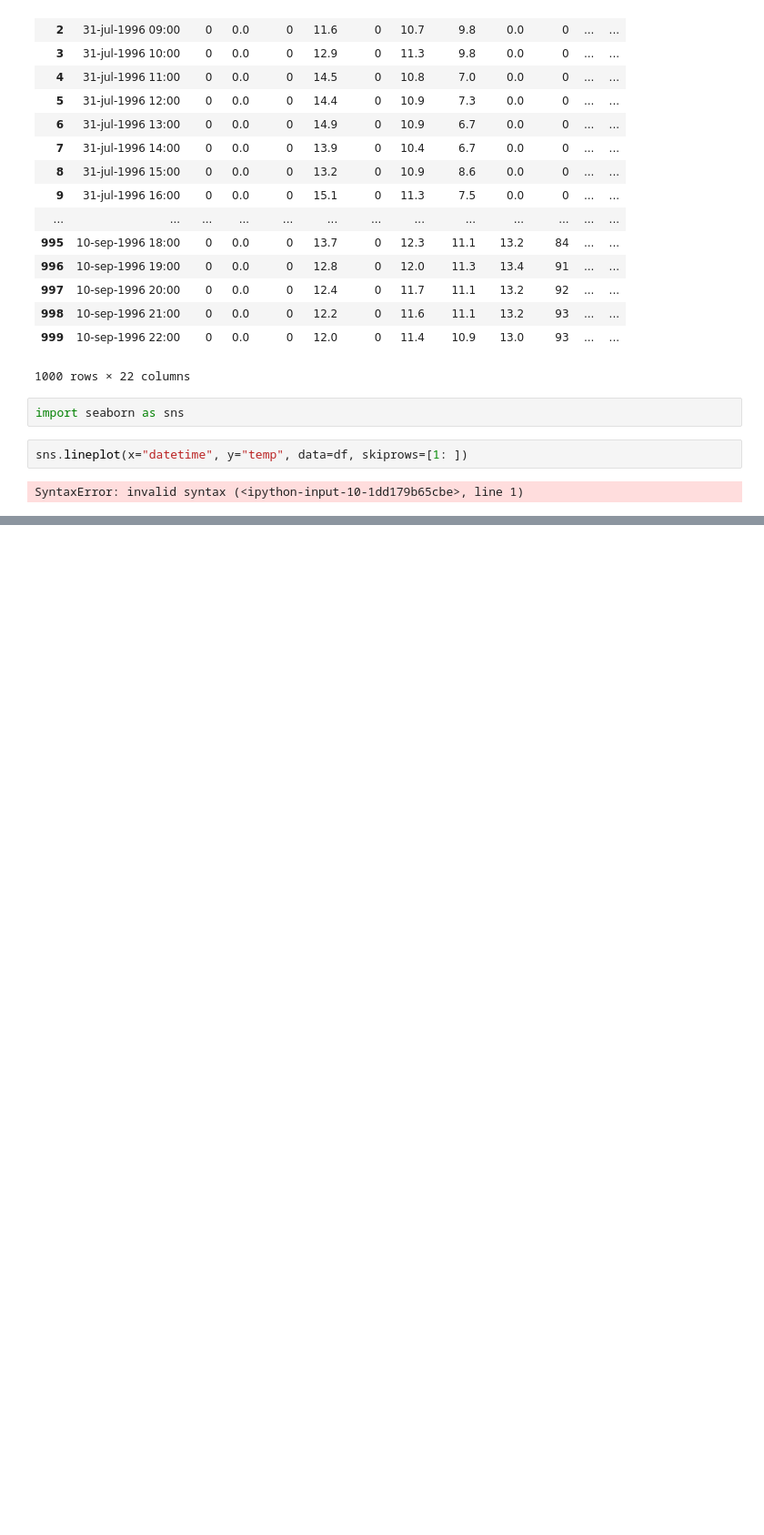
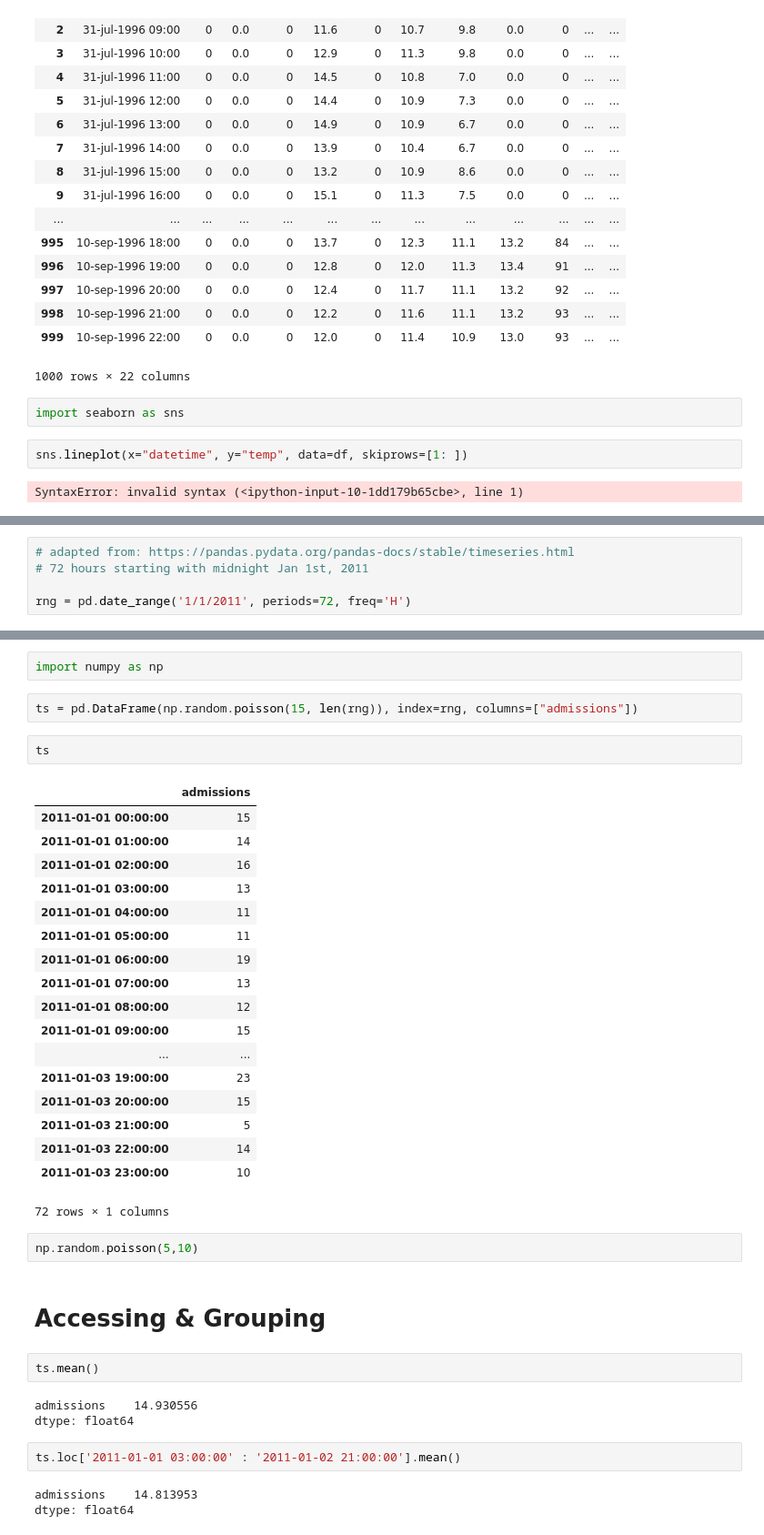
Before and after one commit to Gerrydh/Lecture-Exercies, a Jupyter notebook: datetime.ipynb, the cells around one changed output, grey strips where cells are left out. Shown at 91% size. Saved outputs shown, nothing was run; the diff lists cells and outputs as text; blank space fills up the shorter version.

```diff
--- a/datetime.ipynb
+++ b/datetime.ipynb
@@ -35,0 +38,5 @@ SyntaxError: invalid syntax (<ipython-input-10-1dd179b65cbe>, line 1)
+# %%
+# adapted from: https://pandas.pydata.org/pandas-docs/stable/timeseries.html
+# 72 hours starting with midnight Jan 1st, 2011
+
+rng = pd.date_range('1/1/2011', periods=72, freq='H')
@@ -35,0 +63,39 @@ SyntaxError: invalid syntax (<ipython-input-10-1dd179b65cbe>, line 1)
+# %%
+import numpy as np
+# %%
+ts = pd.DataFrame(np.random.poisson(15, len(rng)), index=rng, columns=["admissions"])
+# %%
+ts
+# %% [output]
+|  | admissions |
+| 2011-01-01 00:00:00 | 15 |
+| 2011-01-01 01:00:00 | 14 |
+| 2011-01-01 02:00:00 | 16 |
+| 2011-01-01 03:00:00 | 13 |
+| 2011-01-01 04:00:00 | 11 |
+| 2011-01-01 05:00:00 | 11 |
+| 2011-01-01 06:00:00 | 19 |
+| 2011-01-01 07:00:00 | 13 |
+| 2011-01-01 08:00:00 | 12 |
+| 2011-01-01 09:00:00 | 15 |
+| ... | ... |
+| 2011-01-03 19:00:00 | 23 |
+| 2011-01-03 20:00:00 | 15 |
+| 2011-01-03 21:00:00 | 5 |
+| 2011-01-03 22:00:00 | 14 |
+| 2011-01-03 23:00:00 | 10 |
+72 rows × 1 columns
+# %%
+np.random.poisson(5,10)
+# %% [markdown]
+# Accessing & Grouping
+# %%
+ts.mean()
+# %% [output]
+admissions    14.930556
+dtype: float64
+# %%
+ts.loc['2011-01-01 03:00:00' : '2011-01-02 21:00:00'].mean()
+# %% [output]
+admissions    14.813953
+dtype: float64
```
Also changed, not shown: parts of 3 cells of this notebook.
